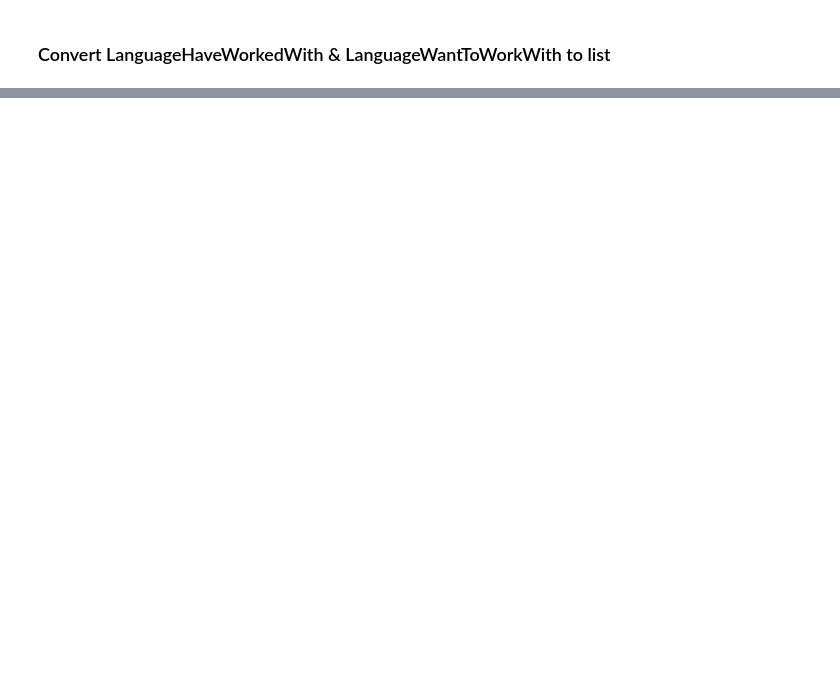
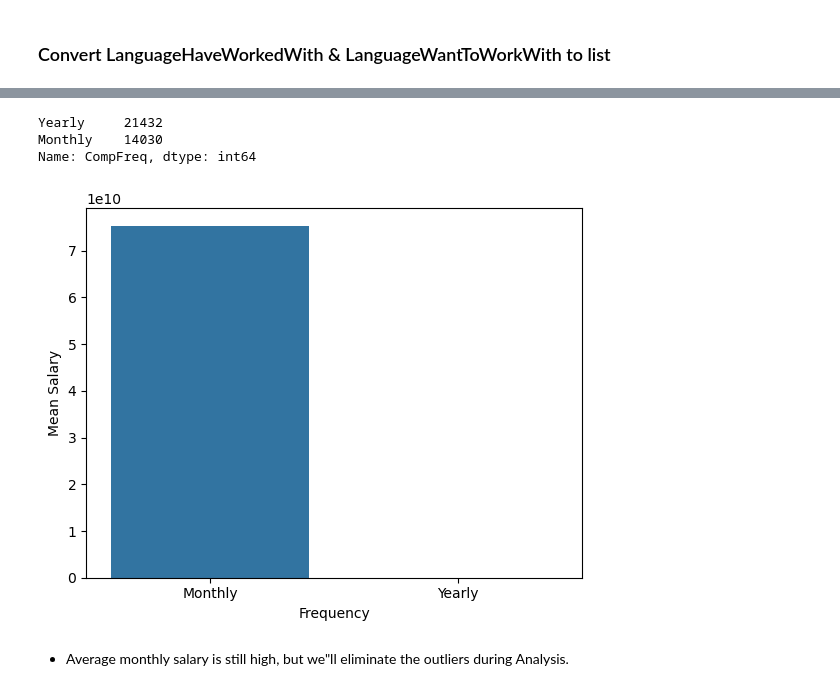
Before and after one commit to regan-mu/Stack-Overflow-Dev-Survey-Data-Analysis, a Jupyter notebook: Notebooks/2022.ipynb, the cells around one changed output, grey strips where cells are left out. Cells and saved outputs as stored; diff of their text form; code cells hidden in the pictures; blank space fills up the shorter version.

```diff
--- a/Notebooks/2022.ipynb
+++ b/Notebooks/2022.ipynb
@@ -136,0 +340,21 @@ df_2022.shape
+# %%
+# Recommendation: Drop the rows with weekly salaries
+df_2022 = df_2022[df_2022["CompFreq"] != "Weekly"]
+df_2022["CompFreq"].value_counts()
+# %% [output]
+Yearly     21432
+Monthly    14030
+Name: CompFreq, dtype: int64
+# %%
+salary_freq = ["Monthly", "Yearly"]
+df_monthly_salary = df_2022[df_2022.CompFreq == "Monthly"].Salary.mean()
+df_annual_salary = df_2022[df_2022.CompFreq == "Yearly"].Salary.mean()
+mean_salary_freq = [df_monthly_salary, df_annual_salary]
+sns.barplot(x=salary_freq, y=mean_salary_freq)
+plt.xlabel("Frequency")
+plt.ylabel("Mean Salary")
+plt.show()
+# %% [output]
+[figure, added]
+# %% [markdown]
+* Average monthly salary is still high, but we"ll eliminate the outliers during Analysis.
```
Also changed, not shown: parts of 42 cells of this notebook, 1 other file.
